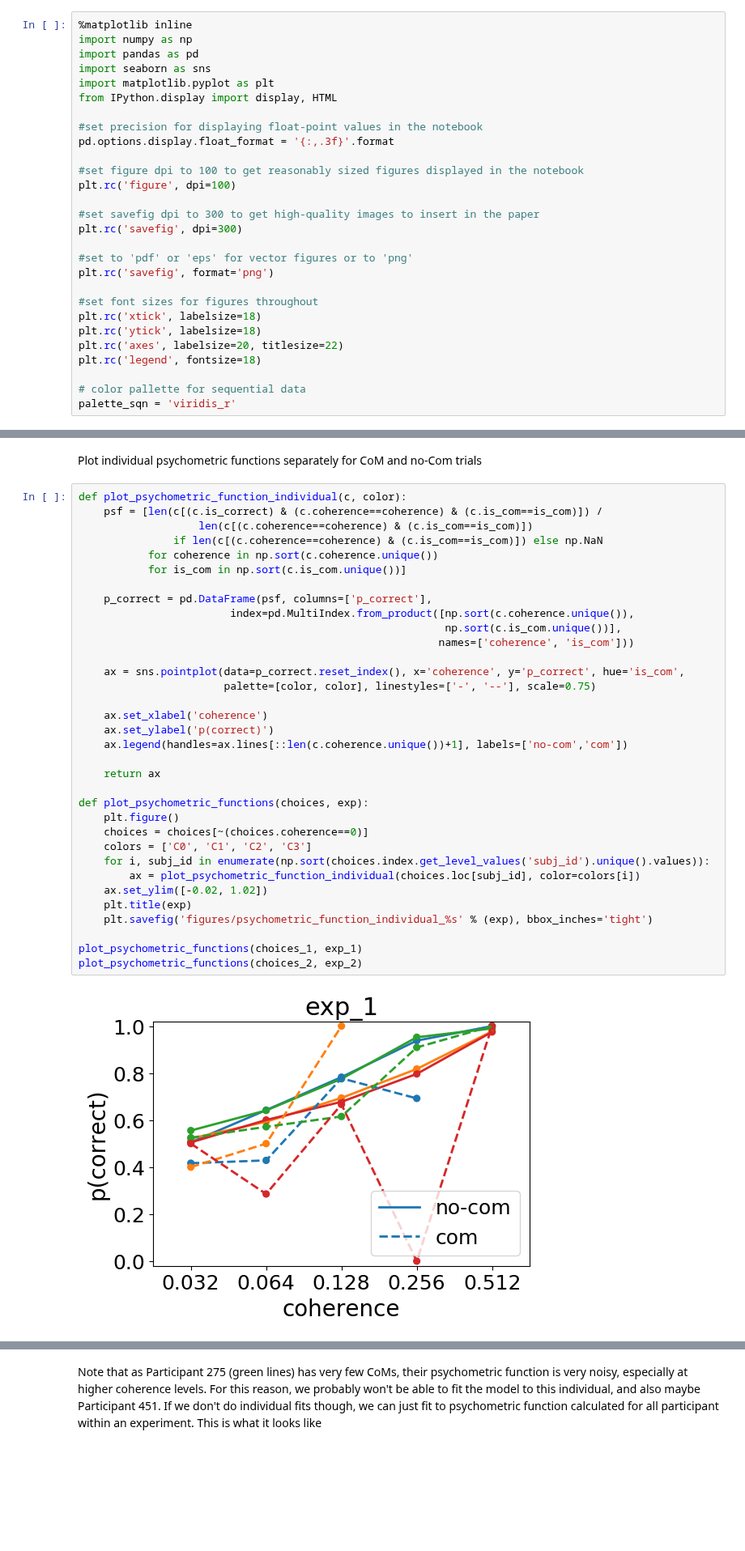
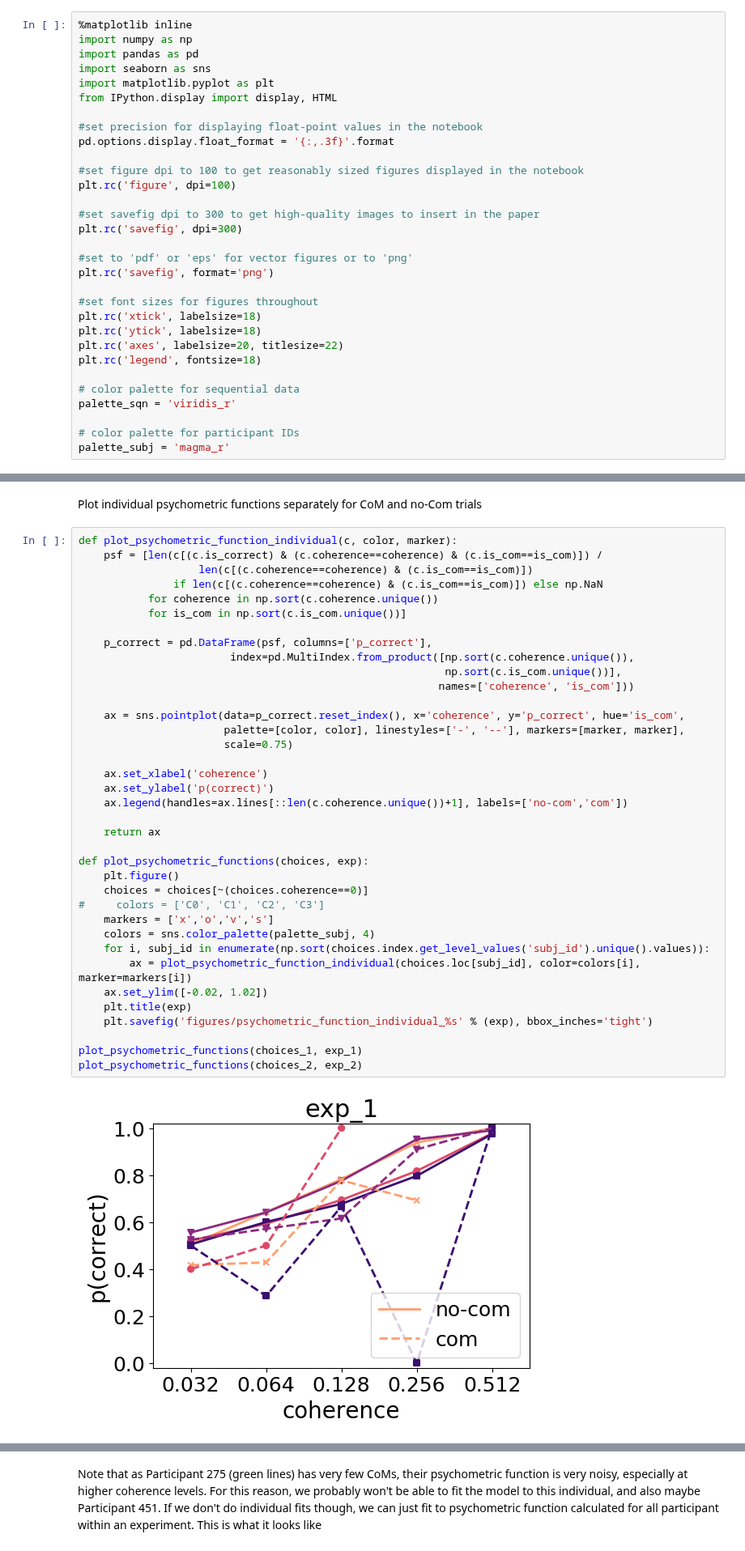
Before and after one commit to cherepaha/eyehandrdk, a Jupyter notebook: psychometrics.ipynb, the cells around one changed output, grey strips where cells are left out. Shown at 81% size. Saved outputs shown, nothing was run; the diff lists cells and outputs as text; blank space fills up the shorter version.

```diff
--- a/psychometrics.ipynb
+++ b/psychometrics.ipynb
@@ -35,8 +35,11 @@ plt.rc('ytick', labelsize=18)
 plt.rc('axes', labelsize=20, titlesize=22)
 plt.rc('legend', fontsize=18)
 
-# color pallette for sequential data
+# color palette for sequential data
 palette_sqn = 'viridis_r'
+
+# color palette for participant IDs
+palette_subj = 'magma_r'
 # %% [markdown]
 Then, we read the data (assuming it's already pre-processed). Change the path to the files if necessary
 # %%
@@ -53,38 +56,41 @@ choices_2, dynamics_2 = dr.get_data(path='../../data/HEM_%s/processed/' % (exp_2
 # %% [markdown]
 Plot individual psychometric functions separately for CoM and no-Com trials
 # %%
-def plot_psychometric_function_individual(c, color):
+def plot_psychometric_function_individual(c, color, marker):
     psf = [len(c[(c.is_correct) & (c.coherence==coherence) & (c.is_com==is_com)]) /
                    len(c[(c.coherence==coherence) & (c.is_com==is_com)])
                if len(c[(c.coherence==coherence) & (c.is_com==is_com)]) else np.NaN
            for coherence in np.sort(c.coherence.unique())
            for is_com in np.sort(c.is_com.unique())]
 
     p_correct = pd.DataFrame(psf, columns=['p_correct'],
                         index=pd.MultiIndex.from_product([np.sort(c.coherence.unique()),
                                                           np.sort(c.is_com.unique())],
                                                          names=['coherence', 'is_com']))
 
     ax = sns.pointplot(data=p_correct.reset_index(), x='coherence', y='p_correct', hue='is_com',
-                       palette=[color, color], linestyles=['-', '--'], scale=0.75)
+                       palette=[color, color], linestyles=['-', '--'], markers=[marker, marker],
+                       scale=0.75)
 
     ax.set_xlabel('coherence')
     ax.set_ylabel('p(correct)')
     ax.legend(handles=ax.lines[::len(c.coherence.unique())+1], labels=['no-com','com'])
 
     return ax
 
 def plot_psychometric_functions(choices, exp):
     plt.figure()
     choices = choices[~(choices.coherence==0)]
-    colors = ['C0', 'C1', 'C2', 'C3']
+#     colors = ['C0', 'C1', 'C2', 'C3']
+    markers = ['x','o','v','s']
+    colors = sns.color_palette(palette_subj, 4)
     for i, subj_id in enumerate(np.sort(choices.index.get_level_values('subj_id').unique().values)):
-        ax = plot_psychometric_function_individual(choices.loc[subj_id], color=colors[i])
+        ax = plot_psychometric_function_individual(choices.loc[subj_id], color=colors[i], marker=markers[i])
     ax.set_ylim([-0.02, 1.02])
     plt.title(exp)
     plt.savefig('figures/psychometric_function_individual_%s' % (exp), bbox_inches='tight')
 
 plot_psychometric_functions(choices_1, exp_1)
 plot_psychometric_functions(choices_2, exp_2)
 # %% [output]
-[figure, old version]
+[figure, new version]
```
Also changed, not shown: parts of 3 cells of this notebook.
